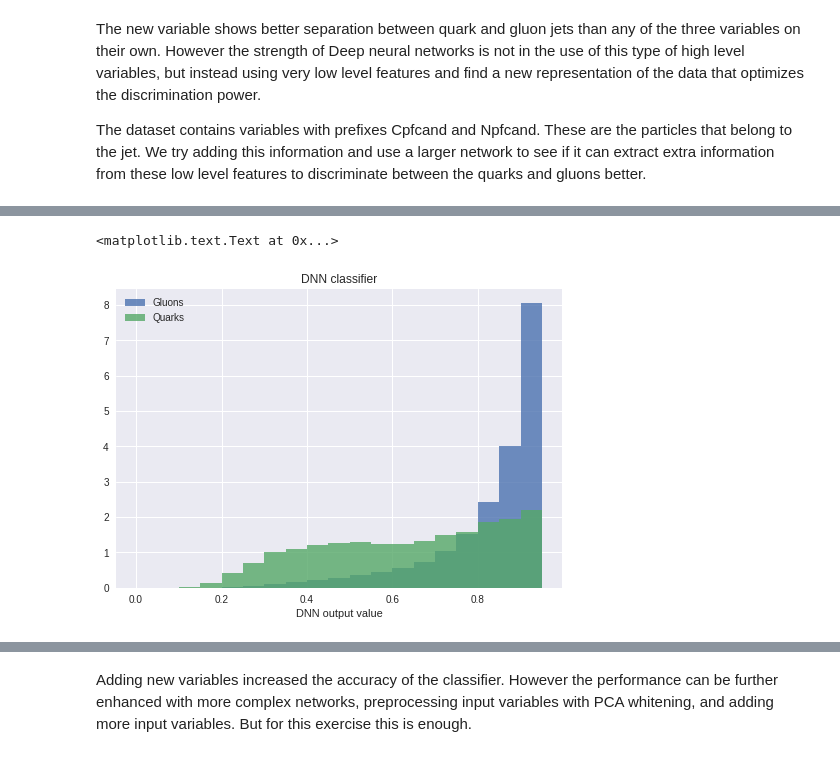
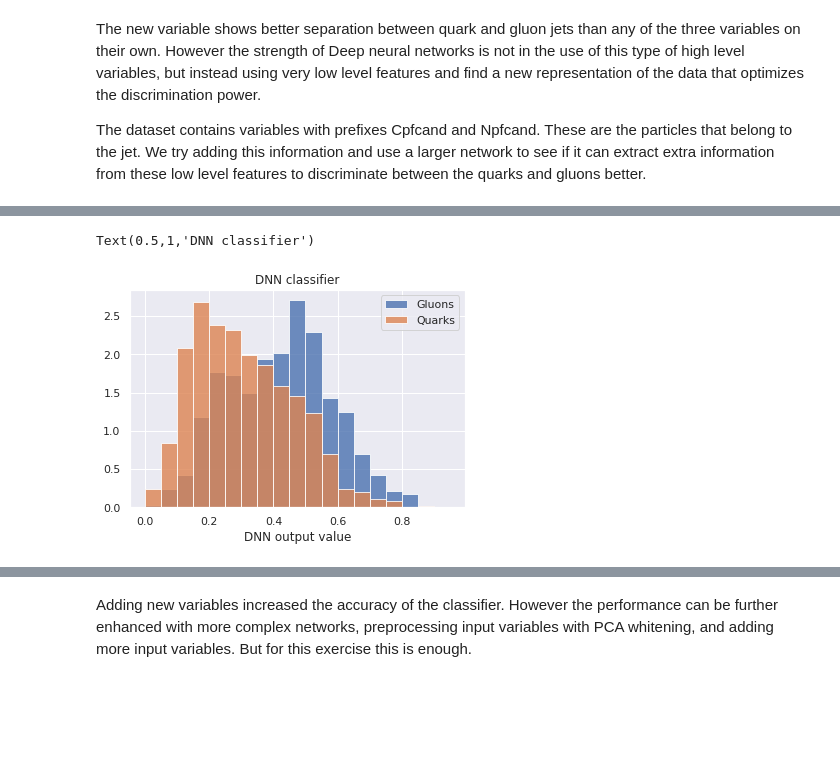
Before and after one commit to kirschen/DeepLearningJupyter, a Jupyter notebook: DeepLearning_demo.ipynb, the cells around one changed output, grey strips where cells are left out. Cells and saved outputs as stored; diff of their text form; code cells hidden in the pictures; blank space fills up the shorter version.

```diff
--- a/DeepLearning_demo.ipynb
+++ b/DeepLearning_demo.ipynb
@@ -67,13 +112,15 @@ df_.head()
 # %% [markdown]
 Its always a good idea to inspect the distributions before starting to put too much effort into the machine learning task, just to see if there is something obvious visible in the data. Let us plot the variables to histograms.
 # %%
+%matplotlib inline
 columns=['QG_mult','QG_ptD','QG_axis2']
 binnings=[np.arange(0.0,36.0,1.0),np.arange(0.0,1.0,0.1),np.arange(0.0,0.2,0.01)]
 ind=0
 fig,axes = plt.subplots(1,3,figsize=(20,10))
 for column in columns:
-    axes[ind].hist(df_[df_['target']==1][column],bins=binnings[ind],alpha=0.8,label='Gluon',normed=1)
-    axes[ind].hist(df_[df_['target']==0][column],bins=binnings[ind],alpha=0.8,label='Quark',normed=1)
+    #print ind, binnings[ind]
+    axes[ind].hist(df_[df_['target']==1][column],bins=binnings[ind],alpha=0.8,label='Gluon',density=1)
+    axes[ind].hist(df_[df_['target']==0][column],bins=binnings[ind],alpha=0.8,label='Quark',density=1)
     axes[ind].set_xlabel(column)
     axes[ind].legend()
     ind=ind+1
@@ -175,9 +231,39 @@ The new variable shows better separation between quark and gluon jets than any o
 
 The dataset contains variables with prefixes Cpfcand and Npfcand. These are the particles that belong to the jet. We try adding this information and use a larger network to see if it can extract extra information from these low level features to discriminate between the quarks and gluons better.
 # %%
-data_=data.copy()
+#below only works if root-file read in directly (probably because of per-particle information not written/read properly in csv-files)
+
+from keras_preprocessing.sequence import pad_sequences
+data_=data[['QG_mult','QG_ptD','QG_axis2']].copy()
+particles=['PF_pT', 'PF_dR', 'PF_fromAK5Jet']
+particles_=data[['PF_pT', 'PF_dR', 'PF_fromAK5Jet']].copy()
+#add some of the "per-particle information" to the data frame/training
+print particles_.head()
+
+#Adding a column containing the target
 data_['target']=data['isPhysG']
-data_=data_.drop(['isPhysG','isPhysUD'],axis=1)
+
+n_particles = 20
+df2=pd.DataFrame()
+#Crazy compact flattening/unrolling the particle level variables stored as vectors in the jets
+for column in particles:
+    column_names = [column+'_'+str(x) for x in range(n_particles)]
+    df2=pd.concat([df2, pd.DataFrame(pd.DataFrame(pad_sequences(particles_[column].tolist(),
+                                                                maxlen=n_particles, padding='post', dtype='float64'),
+                                                  columns=column_names))], axis=1)
+
+print data_.head()
+data_=pd.concat([data_, df2], axis = 1)
+print data_.head()
+
+
+data_=data_.dropna()
+#same cleaning as above.
+# However, would want to do more:
+# - Only keep those events where PF_fromAK5Jet is true
+# and [maybe; at least for charged particles] fromPV >=2
+# (charged hadron selection to suppress PU)
+
 train_x,test = train_test_split(data_,test_size=0.15,random_state=7)
 train_y = np.array(train_x.target)
 train_x = np.array(train_x.drop(['target'],axis=1))
@@ -197,16 +307,16 @@ model.fit(train_x,train_y,epochs=6,batch_size=1024,class_weight=class_weights,
 # %%
 test.loc[:,'predictions']=model.predict(np.array(test.drop(['target'],axis=1).copy()))
 
 plt.clf()
 binning=np.arange(0.0,1.0,0.05)
-plt.hist(test[test['target']==1]['predictions'],bins=binning,alpha=0.8,label="Gluons",normed=1)
-plt.hist(test[test['target']==0]['predictions'],bins=binning,alpha=0.8,label="Quarks",normed=1)
+plt.hist(test[test['target']==1]['predictions'],bins=binning,alpha=0.8,label="Gluons",density=1)
+plt.hist(test[test['target']==0]['predictions'],bins=binning,alpha=0.8,label="Quarks",density=1)
 plt.legend()
 plt.xlabel('DNN output value')
 plt.title('DNN classifier')
 # %% [output]
-<matplotlib.text.Text at 0x...>
+Text(0.5,1,'DNN classifier')
-[figure, old version]
+[figure, new version]
 # %%
 from sklearn.metrics import roc_auc_score,roc_curve,auc
 fpr_,tpr_, thresholds  = roc_curve(np.array(test['target']),np.array(test['predictions']))
```
Also changed, not shown: parts of 13 cells of this notebook.
